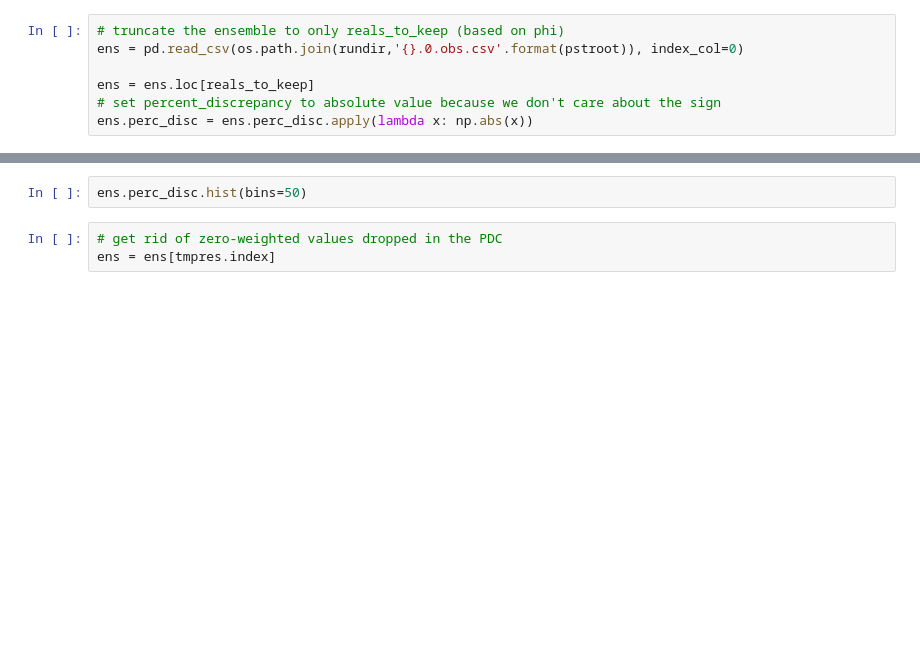
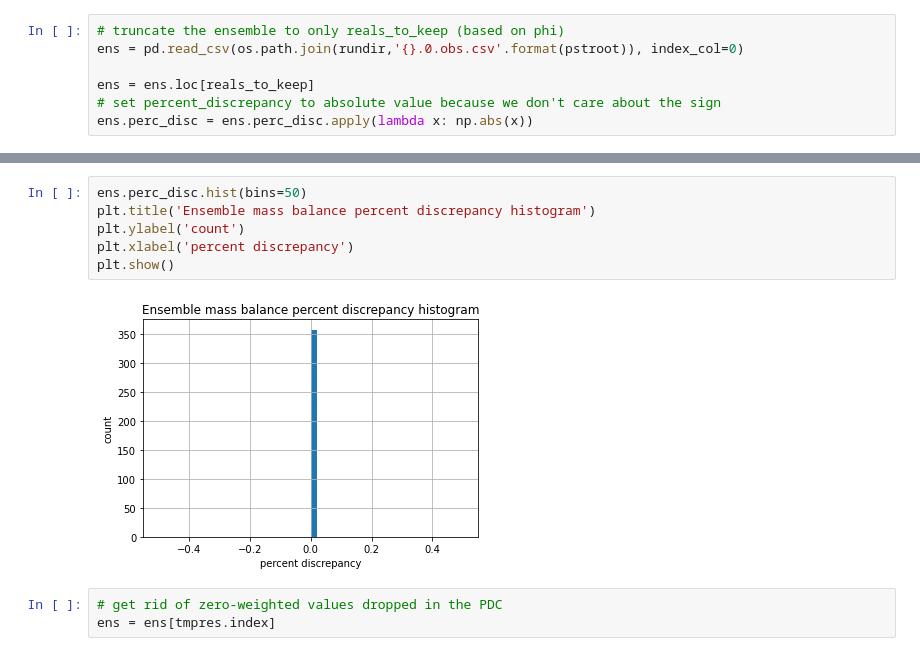
Before and after one commit to DOI-USGS/neversink_workflow, a Jupyter notebook: notebooks_workflow/3.2_postproc_iES-LT_noise.ipynb, the cells around one changed output, grey strips where cells are left out. Drawn from its saved outputs; the diff is of its cells as text; blank space fills up the shorter version.

```diff
--- a/notebooks_workflow/3.2_postproc_iES-LT_noise.ipynb
+++ b/notebooks_workflow/3.2_postproc_iES-LT_noise.ipynb
@@ -197,5 +249,11 @@ ens
-# %%
-ens.perc_disc.hist(bins=50)
+# %%
+ens.perc_disc.hist(bins=50)
+plt.title('Ensemble mass balance percent discrepancy histogram')
+plt.ylabel('count')
+plt.xlabel('percent discrepancy')
+plt.show()
+# %% [output]
+[figure, added]
 # %%
 # get rid of zero-weighted values dropped in the PDC
 ens = ens[tmpres.index]
```
Also changed, not shown: parts of 12 cells of this notebook.
